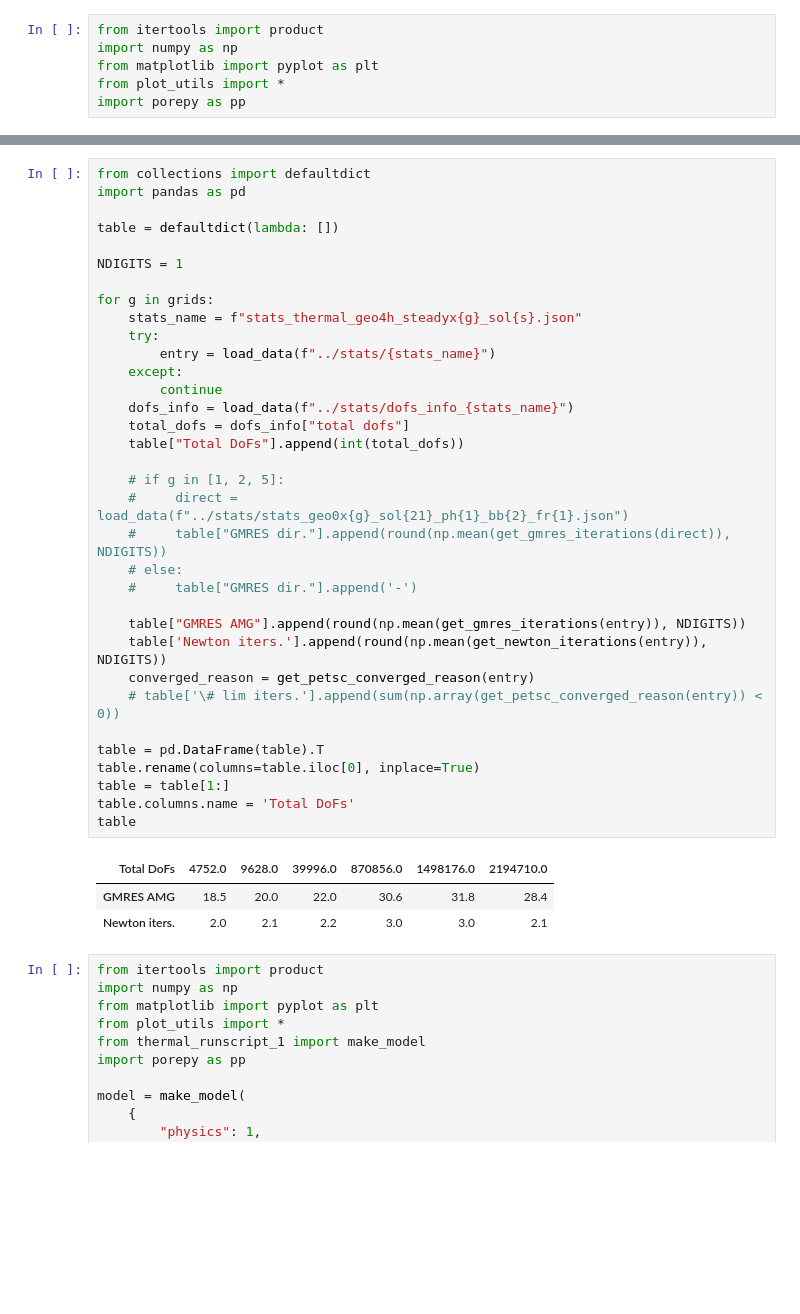
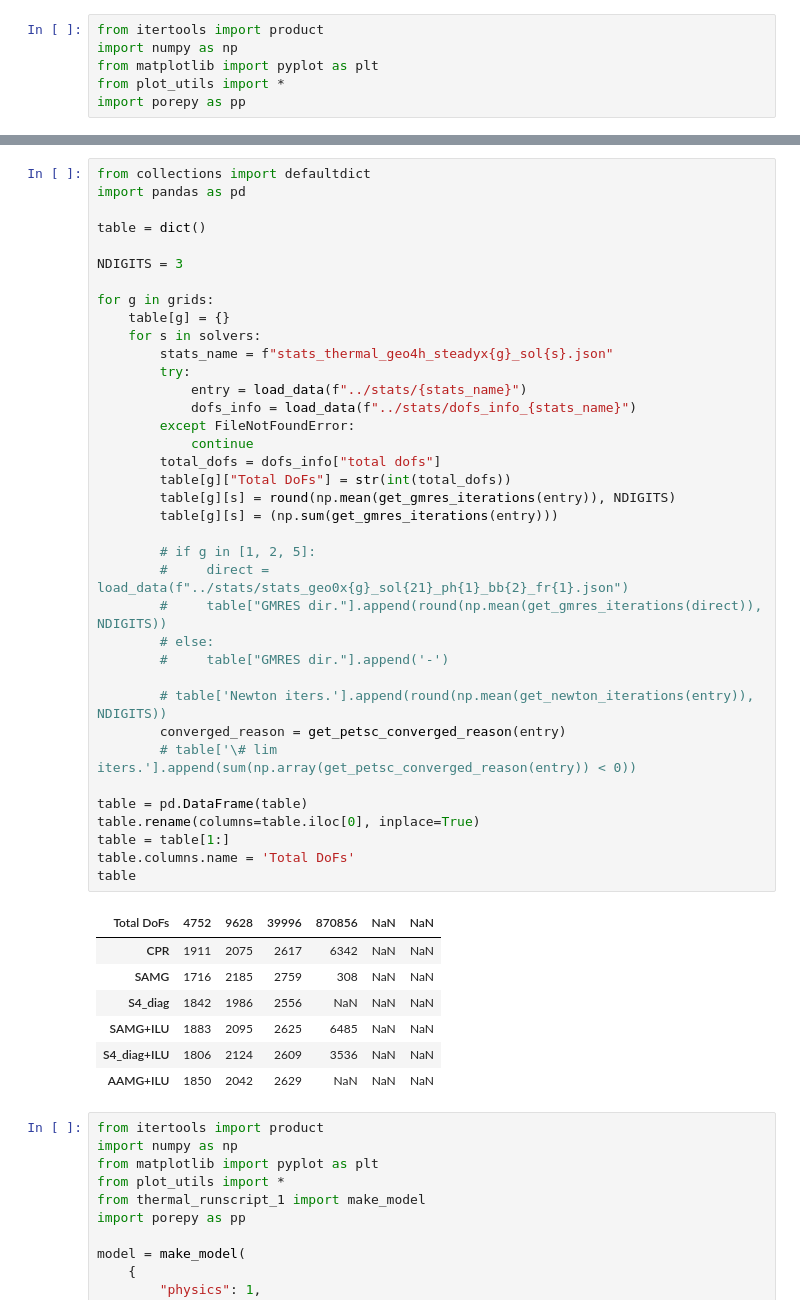
Before and after one commit to pmgbergen/FTHM-Solver, a Jupyter notebook: thermal/experiment_thermal_4_results.ipynb, the cells around one changed output, grey strips where cells are left out. Drawn from its saved outputs; the diff is of its cells as text; blank space fills up the shorter version.

```diff
--- a/thermal/experiment_thermal_4_results.ipynb
+++ b/thermal/experiment_thermal_4_results.ipynb
@@ -85,41 +95,48 @@ plot_grid(
 # %%
 from collections import defaultdict
 import pandas as pd
 
-table = defaultdict(lambda: [])
+table = dict()
 
-NDIGITS = 1
+NDIGITS = 3
 
 for g in grids:
-    stats_name = f"stats_thermal_geo4h_steadyx{g}_sol{s}.json"
-    try:
-        entry = load_data(f"../stats/{stats_name}")
-    except:
-        continue
-    dofs_info = load_data(f"../stats/dofs_info_{stats_name}")
-    total_dofs = dofs_info["total dofs"]
-    table["Total DoFs"].append(int(total_dofs))
+    table[g] = {}
+    for s in solvers:
+        stats_name = f"stats_thermal_geo4h_steadyx{g}_sol{s}.json"
+        try:
+            entry = load_data(f"../stats/{stats_name}")
+            dofs_info = load_data(f"../stats/dofs_info_{stats_name}")
+        except FileNotFoundError:
+            continue
+        total_dofs = dofs_info["total dofs"]
+        table[g]["Total DoFs"] = str(int(total_dofs))
+        table[g][s] = round(np.mean(get_gmres_iterations(entry)), NDIGITS)
+        table[g][s] = (np.sum(get_gmres_iterations(entry)))
 
-    # if g in [1, 2, 5]:
-    #     direct = load_data(f"../stats/stats_geo0x{g}_sol{21}_ph{1}_bb{2}_fr{1}.json")
-    #     table["GMRES dir."].append(round(np.mean(get_gmres_iterations(direct)), NDIGITS))
-    # else:
-    #     table["GMRES dir."].append('-')
+        # if g in [1, 2, 5]:
+        #     direct = load_data(f"../stats/stats_geo0x{g}_sol{21}_ph{1}_bb{2}_fr{1}.json")
+        #     table["GMRES dir."].append(round(np.mean(get_gmres_iterations(direct)), NDIGITS))
+        # else:
+        #     table["GMRES dir."].append('-')
 
-    table["GMRES AMG"].append(round(np.mean(get_gmres_iterations(entry)), NDIGITS))
-    table['Newton iters.'].append(round(np.mean(get_newton_iterations(entry)), NDIGITS))
-    converged_reason = get_petsc_converged_reason(entry)
-    # table['\# lim iters.'].append(sum(np.array(get_petsc_converged_reason(entry)) < 0))
+        # table['Newton iters.'].append(round(np.mean(get_newton_iterations(entry)), NDIGITS))
+        converged_reason = get_petsc_converged_reason(entry)
+        # table['\# lim iters.'].append(sum(np.array(get_petsc_converged_reason(entry)) < 0))
 
-table = pd.DataFrame(table).T
+table = pd.DataFrame(table)
 table.rename(columns=table.iloc[0], inplace=True)
 table = table[1:]
 table.columns.name = 'Total DoFs'
 table
 # %% [output]
-| Total DoFs | 4752.0 | 9628.0 | 39996.0 | 870856.0 | 1498176.0 | 2194710.0 |
-| GMRES AMG | 18.5 | 20.0 | 22.0 | 30.6 | 31.8 | 28.4 |
-| Newton iters. | 2.0 | 2.1 | 2.2 | 3.0 | 3.0 | 2.1 |
+| Total DoFs | 4752 | 9628 | 39996 | 870856 | NaN | NaN |
+| CPR | 1911 | 2075 | 2617 | 6342 | NaN | NaN |
+| SAMG | 1716 | 2185 | 2759 | 308 | NaN | NaN |
+| S4_diag | 1842 | 1986 | 2556 | NaN | NaN | NaN |
+| SAMG+ILU | 1883 | 2095 | 2625 | 6485 | NaN | NaN |
+| S4_diag+ILU | 1806 | 2124 | 2609 | 3536 | NaN | NaN |
+| AAMG+ILU | 1850 | 2042 | 2629 | NaN | NaN | NaN |
 # %%
 from itertools import product
 import numpy as np
```
Also changed, not shown: parts of 2 cells of this notebook, 10 other files.
